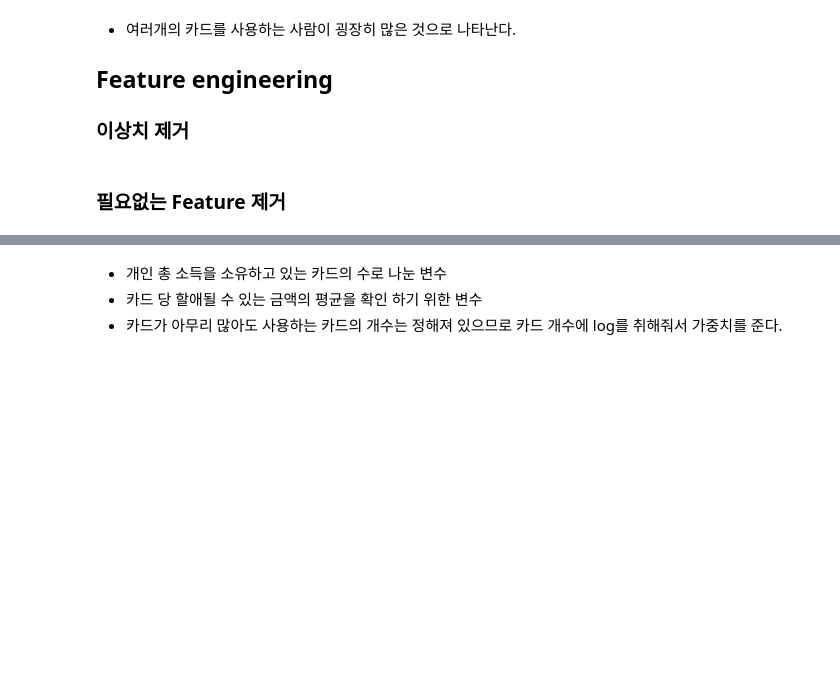
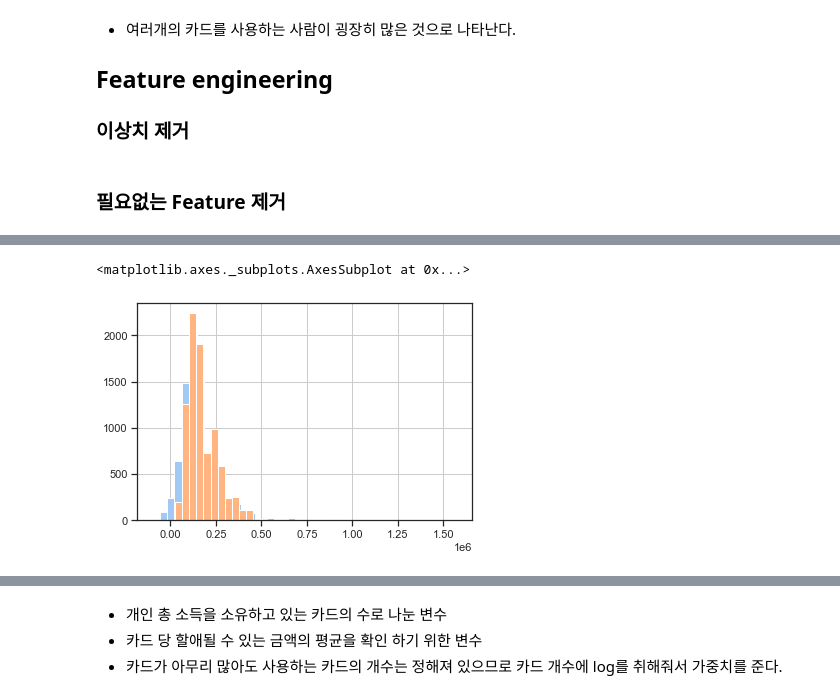
Before and after one commit to Gangtaro/data_science_repository, a Jupyter notebook: COMPETETION_LOG/DACON_210405_credit/dacon_credit_project.ipynb, the cells around one changed output, grey strips where cells are left out. Cells and saved outputs as stored; diff of their text form; code cells hidden in the pictures; blank space fills up the shorter version.

```diff
--- a/COMPETETION_LOG/DACON_210405_credit/dacon_credit_project.ipynb
+++ b/COMPETETION_LOG/DACON_210405_credit/dacon_credit_project.ipynb
@@ -760,0 +747,3 @@ train['_income_family'] = train['_income_partner'] + train['income_total']
+# %%
+# 오직 개인 정보만 가지고 있는 데이터
+personal_info = train.drop(['credit', 'begin_month'], axis = 1).drop_duplicates(subset=None, keep='first', inplace=False, ignore_index=True)
@@ -760,0 +760,12 @@ train['_income_family'] = train['_income_partner'] + train['income_total']
+# %%
+# 나이에 따른 양육비용 가중치
+def child_fee_age_weights(x) :
+    from scipy.stats import norm
+    sd = personal_info._age.std()
+    return norm(35, scale = sd).pdf(x) / norm(35, scale = sd).pdf(35)
+# %%
+# 33~37세, 1인 자녀 기준 양육비
+child_fee = (personal_info.income_total/personal_info.family_size)[(personal_info._age > 33) &\
+                                                                   (personal_info._age < 37) &\
+                                                                   (personal_info.child_num == 1)].mean()
+print(child_fee)
@@ -760,0 +785,8 @@ train['_income_family'] = train['_income_partner'] + train['income_total']
+# %%
+child_fees = (np.log(personal_info.child_num + 1)/np.log(2)) * (child_fee) * personal_info._age.apply(child_fee_age_weights)
+# %%
+(personal_info.income_total - child_fees).hist(bins = 40)
+personal_info.income_total.hist(bins = 40)
+# %% [output]
+<matplotlib.axes._subplots.AxesSubplot at 0x...>
+[figure, added]
```
Also changed, not shown: parts of 9 cells of this notebook.
